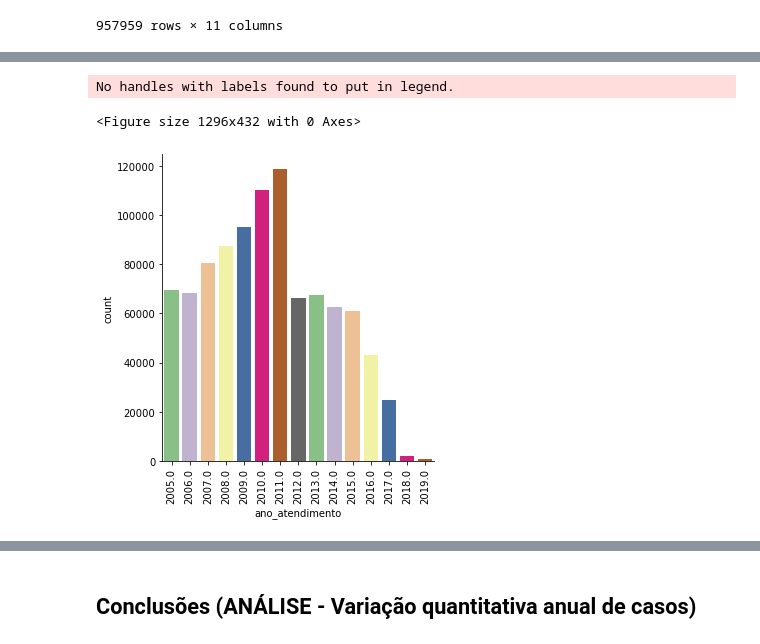
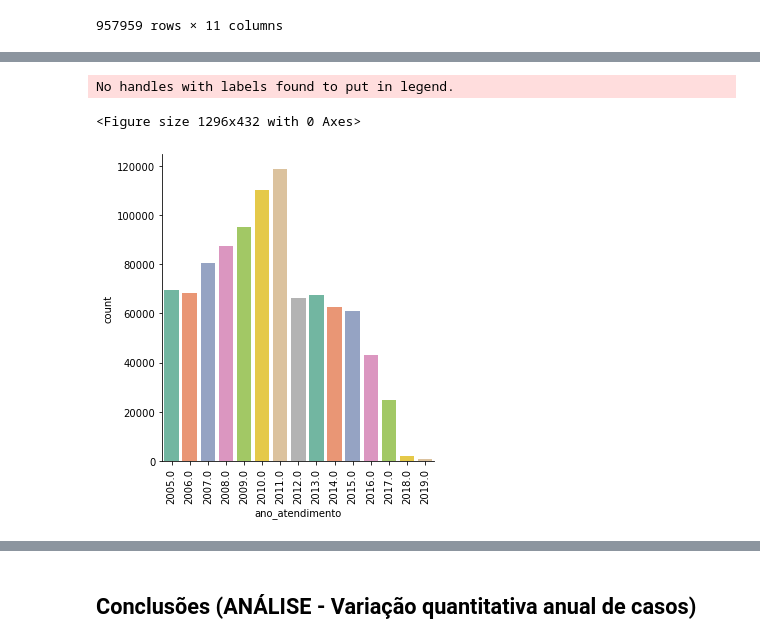
Before and after one commit to AnaPaulaPAraujo/analise_dados_cancer_brasil, a Jupyter notebook: analise_geral.ipynb, the cells around one changed output, grey strips where cells are left out. Drawn from its saved outputs; the diff is of its cells as text; code cells hidden in the pictures.

```diff
--- a/analise_geral.ipynb
+++ b/analise_geral.ipynb
@@ -216,15 +202,15 @@ quantidade_ano
   Name: ano_atendimento, dtype: int64]]
 # %%
 plt.figure(figsize=(18,6))
-sns.catplot(data=dados2, x='ano_atendimento', kind='count', palette='Accent')
+sns.catplot(data=dados2, x='ano_atendimento', kind='count', palette='Set2')
 plt.xticks(rotation = 90)
 plt.legend().set_visible(False)
 
 plt.show()
 # %% [output]
 No handles with labels found to put in legend.
 <Figure size 1296x432 with 0 Axes>
-[figure, old version]
+[figure, new version]
 # %%
 dados_2019 = dados2.loc[dados2['ano_atendimento'] == 2019]
 dados_2019.sort_values(by=['data'])
```
Also changed, not shown: parts of 1 cell of this notebook.
